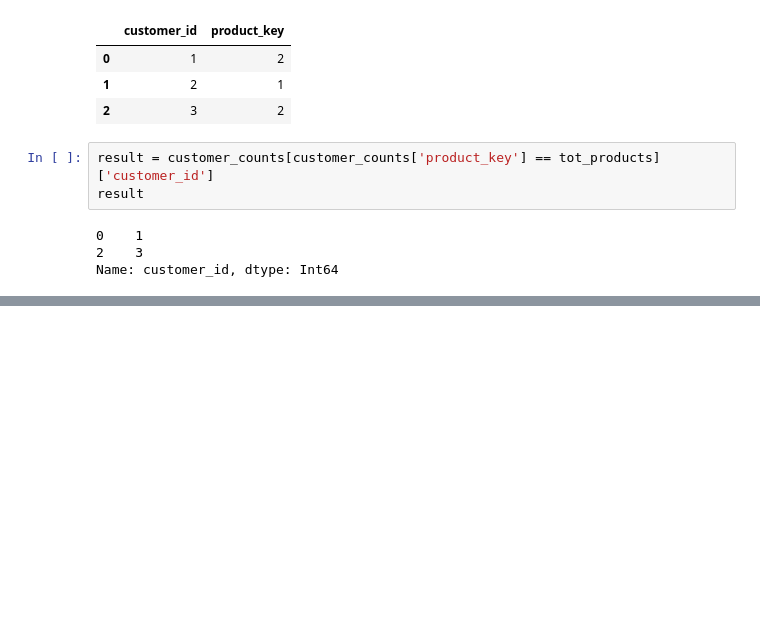
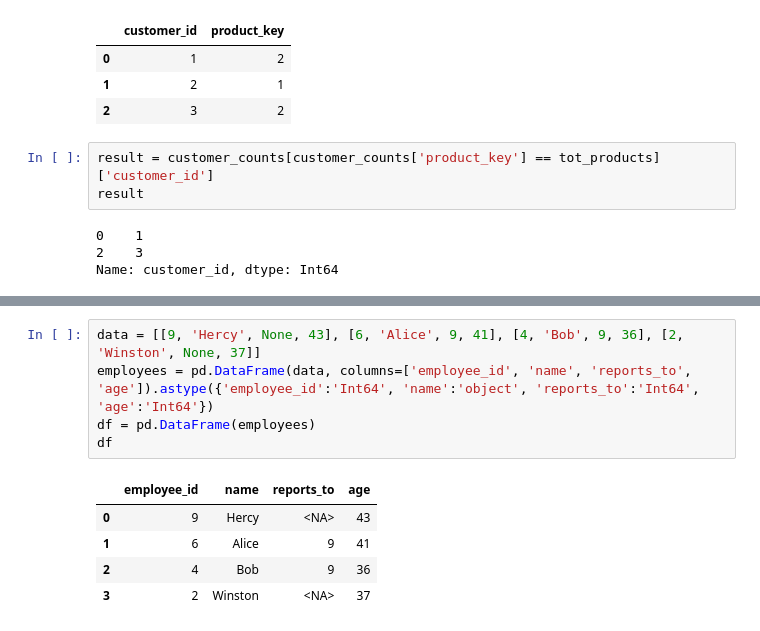
Before and after one commit to Swap-20/Leetcode-Pandas, a Jupyter notebook: Leetcode_Pandas.ipynb, the cells around one changed output, grey strips where cells are left out. Saved outputs shown, nothing was run; the diff lists cells and outputs as text; blank space fills up the shorter version.

```diff
--- a/Leetcode_Pandas.ipynb
+++ b/Leetcode_Pandas.ipynb
@@ -2597,0 +2606,11 @@ Name: customer_id, dtype: Int64
+# %%
+data = [[9, 'Hercy', None, 43], [6, 'Alice', 9, 41], [4, 'Bob', 9, 36], [2, 'Winston', None, 37]]
+employees = pd.DataFrame(data, columns=['employee_id', 'name', 'reports_to', 'age']).astype({'employee_id':'Int64', 'name':'object', 'reports_to':'Int64', 'age':'Int64'})
+df = pd.DataFrame(employees)
+df
+# %% [output]
+|  | employee_id | name | reports_to | age |
+| 0 | 9 | Hercy | <NA> | 43 |
+| 1 | 6 | Alice | 9 | 41 |
+| 2 | 4 | Bob | 9 | 36 |
+| 3 | 2 | Winston | <NA> | 37 |
```
Also changed, not shown: parts of 4 cells of this notebook.
